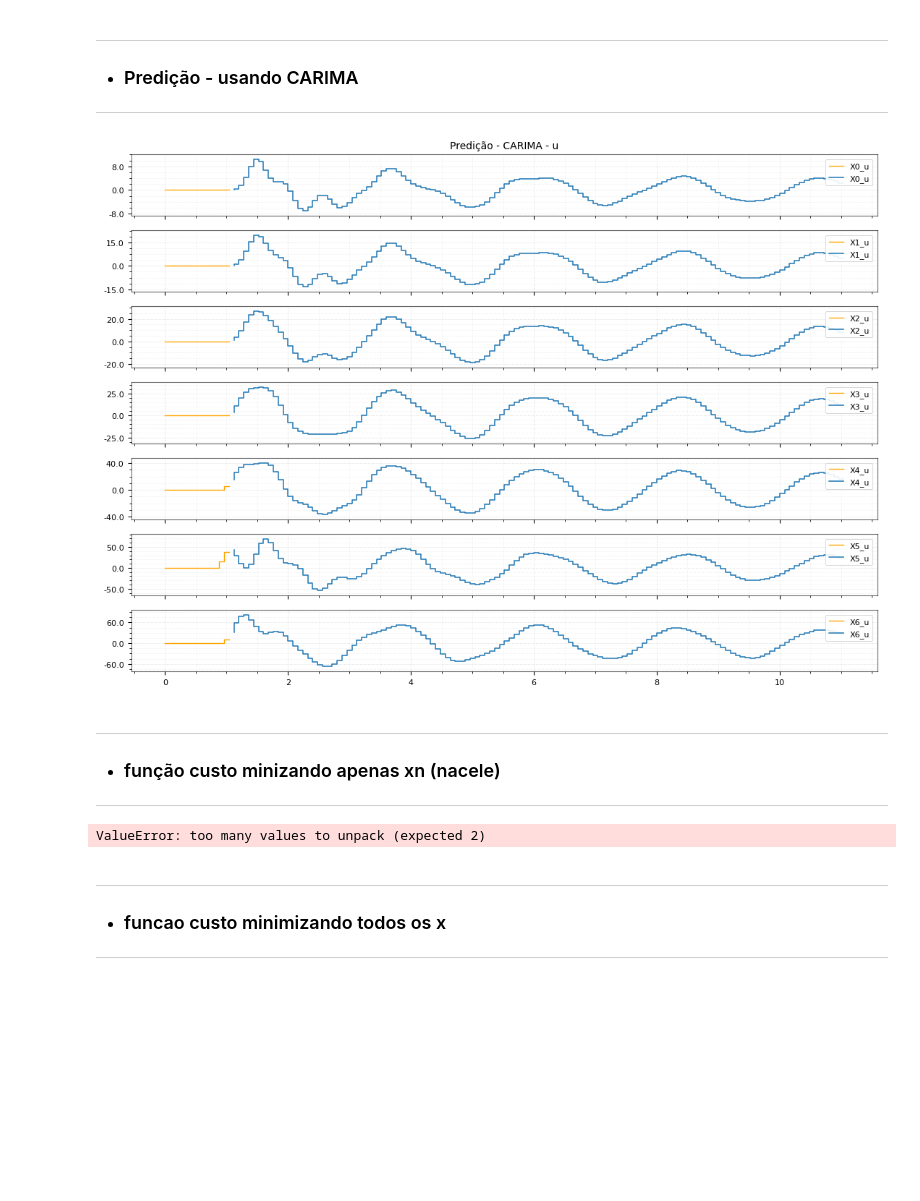
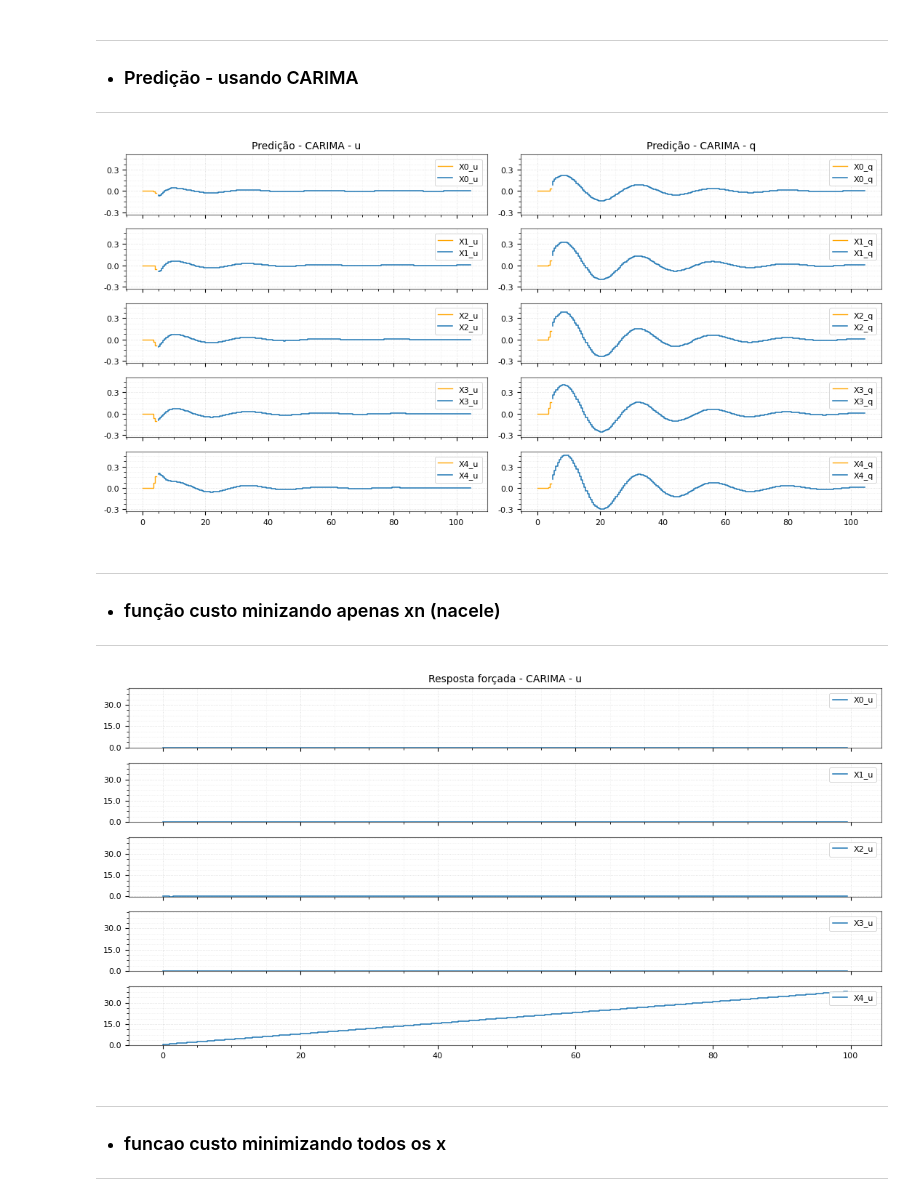
Before and after one commit to AlisonTristao/renovaveis, a Jupyter notebook: model.ipynb, the cells around one changed output. Cells and saved outputs as stored; diff of their text form; code cells hidden in the pictures; blank space fills up the shorter version.

```diff
--- a/model.ipynb
+++ b/model.ipynb
@@ -477,7 +476,7 @@ for hi in H_s_matriz:
 ---
 # %%
 # tempo de amostragem
-T = 0.08
+T = 0.5
 
 H_z_matriz = [[] for _ in range(H.rows)]
 
@@ -516,7 +515,7 @@ for hi in H_z_matriz:
 # %%
 # dados pra simular
 start = 0
-stop = 10
+stop = 100
 step = T
 step_continuo = 0.01
 time = np.arange(start, stop, step)
@@ -546,10 +545,10 @@ plot(time_continuo, y_matriz_out, "Resposta ao impulso", cols_name, plot=True)
 y_matriz_out = [[] for _ in range(H.rows)]
 
 for i in range(H.rows):
-    j=1
-    t_out, y_out = H_z_matriz[i][j].impulse_response(T=time)
-    y_plot = [y_out.tolist(), "X{}_{}".format(i, cols_name[j]), 'C0', None]
-    y_matriz_out[i].append(y_plot)
+    for j in range(H.cols):
+        t_out, y_out = H_z_matriz[i][j].impulse_response(T=time)
+        y_plot = [y_out.tolist(), "X{}_{}".format(i, cols_name[j]), 'C0', None]
+        y_matriz_out[i].append(y_plot)
 
 # plot
 plot(time, y_matriz_out, "Resposta ao impulso", cols_name)
@@ -562,58 +561,59 @@ plot(time, y_matriz_out, "Resposta ao impulso", cols_name)
 # %%
 y_pred = [[] for _ in range(H.rows)]
 y_pass = [[] for _ in range(H.rows)]
 x_free = [[] for _ in range(H.rows)]
 
 # quantidade de pontos como condição inicial
-zeros = 2
+past = 2
 
 for i in range(H.rows):
-    j = 0
-    F, G, M = generate_matrices(H_z_matriz[i][1], N_u=1, N=len(time))
-    # matriz de zeros pra inicializar
-    init = [0] * (F.shape[1]-zeros)
-    perturbation = [0] * M.shape[1]
-    perturbation[zeros] = 12 # feedfoward
-    y_feedfoward = M @ perturbation
+    for j in range(H.cols):
+        F, G, M = generate_matrices(H_z_matriz[i][j], N_u=1, N=len(time), Ts=T)
+        # matriz de past pra inicializar
+        init = [0] * (F.shape[1] - past)
+        perturbation = [0] * M.shape[1]
+        perturbation[past] = 1 # feedfoward
+        y_feedfoward = M @ perturbation
 
-    # pegar a condição inicial e concate com zeros
-    y_in = y_matriz_out[i][j][0][1:zeros+1][::-1] + init
+        # pegar a condição inicial e concate com past
+        y_in =  y_matriz_out[i][j][0][1:past+1][::-1] + init
 
-    # calcula a resposta livre
-    y_out = F @ y_in
-    y_out += y_feedfoward
-    x_free[i].append(y_out.tolist())
+        # calcula a resposta livre
+        y_out = F @ y_in
+        y_out += y_feedfoward
+        if j == 1:
+            x_free[i].append(y_out.tolist())
 
-    # salva pra plotar
-    y_plot0 = [y_out.tolist(), "X{}_{}".format(i, cols_name[j]), 'C0', None]
-    y_plot1 = [y_in[::-1], "X{}_{}".format(i, cols_name[j]), 'orange', None]
-    y_pred[i].append(y_plot0)
-    y_pass[i].append(y_plot1)
+        # salva pra plotar
+        y_plot0 = [y_out.tolist(), "X{}_{}".format(i, cols_name[j]), 'C0', None]
+        y_plot1 = [y_in[::-1], "X{}_{}".format(i, cols_name[j]), 'orange', None]
+        y_pred[i].append(y_plot0)
+        y_pass[i].append(y_plot1)
 
 # plot - menos a coluna 1
 plot(time, y_pred, "Predição - CARIMA", cols_name, time_aux=time, y_matriz_aux=y_pass)
 # %% [output]
-[figure, old version]
+[figure, new version]
 # %% [markdown]
 ---
 * ### função custo minizando apenas xn (nacele)
 ---
 # %%
 # ponderação nas ações de controle
-alpha = 2.0
+alpha = 0.1
 N_y = len(time)
 N_u = len(time)
 
 R = np.eye(N_u) * alpha
 Q = np.eye(N_u) # monovariavel - delta é fixo = 1
 
-F, G, M = generate_matrices(H_z_matriz[n_node-1][0], N_u, N_y)
+F, G, M = generate_matrices(H_z_matriz[n_node-1][0], N_u, N_y, Ts=T)
 
 # solution of quadratic problem
 K = np.linalg.inv(G.T @ Q @ G + R) @ G.T
 
 # solucao do sistema (free para a massa da nacele)
-x0_free = y_pred[n_node-1][0][0].copy()
+x0_free = y_pred[n_node-1][1][0].copy()
 u_opt = -K @ x0_free
 
 # calcula a resposta forçada para todos os x
@@ -622,8 +622,8 @@ y_controled = [[] for _ in range(H.rows)]
 for i in range(H.rows):
         j = 0
         H_ij = H_z_matriz[i][j]
-        y_free = y_pred[i][0][0]
-        F_ij, G_ij, Mij = generate_matrices(H_ij, N_u, N_y)
+        y_free = y_pred[i][1][0]
+        F_ij, G_ij, Mij = generate_matrices(H_ij, N_u, N_y, Ts=T)
         y_forced = G_ij @ u_opt
         y_total = y_free + y_forced
         y_plot1 = [y_total, "X{}_{}".format(i, cols_name[j]), 'C0', None]
@@ -631,10 +631,10 @@ for i in range(H.rows):
 
 # plot
 plot(time, y_controled, "Resposta forçada - CARIMA", cols_name)
-plot_ladder_uq(time, y_controled[:-1], col_name=cols_name, x_label="deslocamento")
+#plot_ladder_uq(time, y_controled[:-1], col_name=cols_name, x_label="deslocamento")
 #plot_ladder_uq_gif(time[:-10], y_controled[:-1], col_name=cols_name, x_label="Deslocamento máximo com controle [m]")
 # %% [output]
-ValueError: too many values to unpack (expected 2)
+[figure, added]
 # %% [markdown]
 ---
 * ### funcao custo minimizando todos os x
```
Also changed, not shown: parts of 9 cells of this notebook, 3 other files.
